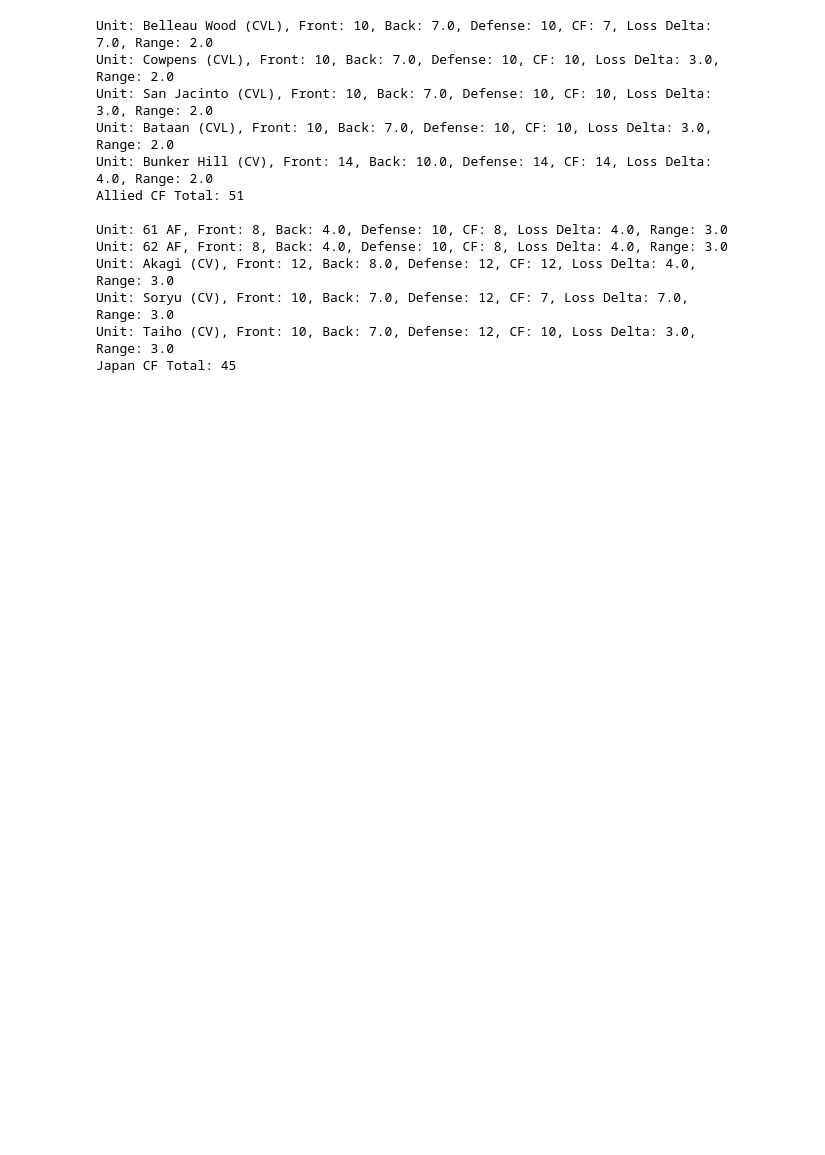
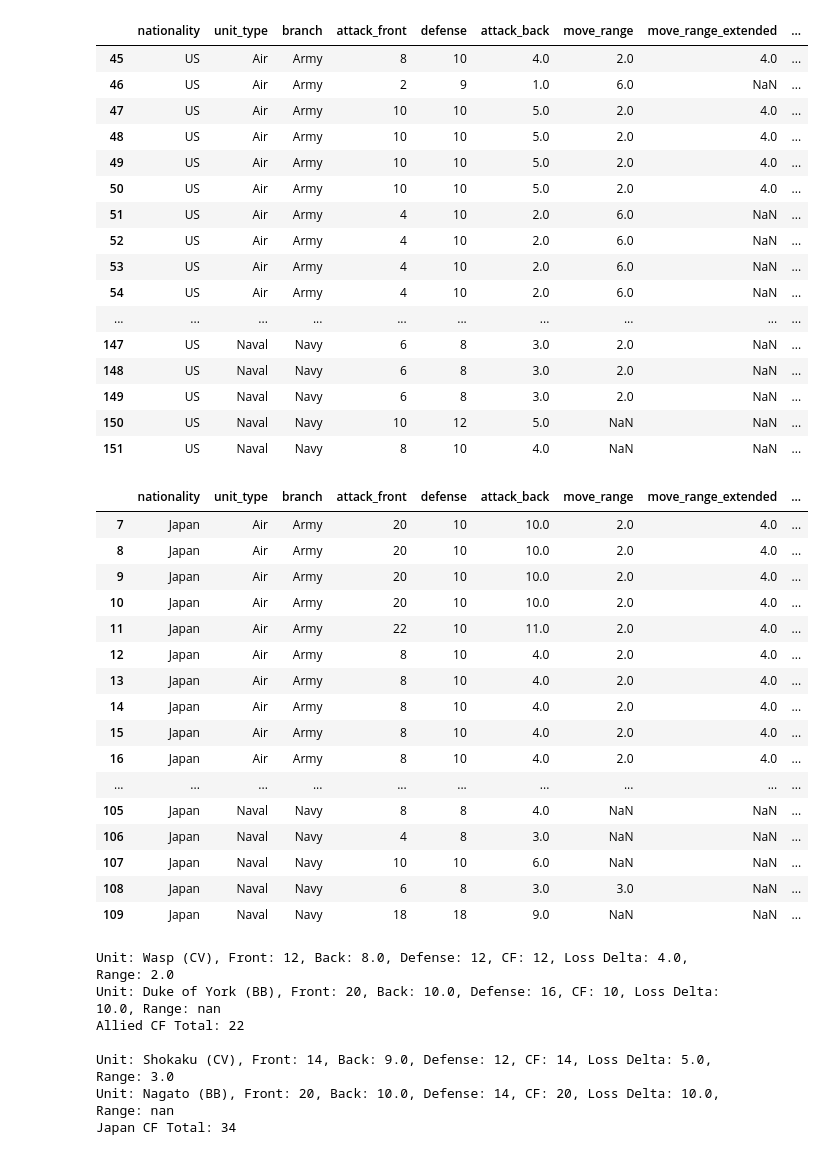
Before and after one commit to Bartbert/py-eots, a Jupyter notebook: test_notebook.ipynb, the cells around one changed output. Cells and saved outputs as stored; diff of their text form; code cells hidden in the pictures; blank space fills up the shorter version.

```diff
--- a/test_notebook.ipynb
+++ b/test_notebook.ipynb
@@ -3,6 +3,7 @@ import pandas as pd
 from combat_unit import CombatUnit
 from battle_analyzer import BattleAnalyzer
 import enums
+from IPython.display import display, HTML
 
 units = pd.read_csv('data/unit_data.csv')
 units['unit_id'] = units.index
@@ -10,51 +11,90 @@ units['unit_id'] = units.index
 an_units = units.loc[units['unit_type'] != 'Ground']
 
 allied_units = an_units.loc[an_units['nationality'] != 'Japan']
 japan_units = an_units.loc[an_units['nationality'] == 'Japan']
 
+display(HTML(allied_units.to_html()))
+display(HTML(japan_units.to_html()))
+
+
 allied_unit_list = [CombatUnit(**kwargs) for kwargs in allied_units.to_dict(orient='records')]
 japan_unit_list = [CombatUnit(**kwargs) for kwargs in japan_units.to_dict(orient='records')]
 
-allied_forces = allied_unit_list[50:55]
-allied_forces[0].is_flipped = True
+wasp = next((x for x in allied_unit_list if x.unit_id == 124), None)
+york = next((x for x in allied_unit_list if x.unit_id == 114), None)
 
-japan_forces = japan_unit_list[23:28]
-japan_forces[3].is_flipped = True
+allied_forces = [wasp, york]
+allied_forces[1].is_flipped = True
+
+shokaku = next((x for x in japan_unit_list if x.unit_id == 95), None)
+nagato = next((x for x in japan_unit_list if x.unit_id == 97), None)
+
+japan_forces = [shokaku, nagato]
+japan_forces[0].is_flipped = False
+
 for unit in allied_forces:
     print(
         f'Unit: {unit.unit_name}, Front: {unit.attack_front}, Back: {unit.attack_back}, Defense: {unit.defense}, '
         f'CF: {unit.combat_factor()}, Loss Delta: {unit.loss_delta()}, Range: {unit.move_range}')
 
 allied_forces_cf = sum(map(lambda x: x.combat_factor(), allied_forces))
 print(f'Allied CF Total: {allied_forces_cf}')
 print('')
 
 for unit in japan_forces:
     print(
         f'Unit: {unit.unit_name}, Front: {unit.attack_front}, Back: {unit.attack_back}, Defense: {unit.defense}, '
         f'CF: {unit.combat_factor()}, Loss Delta: {unit.loss_delta()}, Range: {unit.move_range}')
 
 japan_forces_cf = sum(map(lambda x: x.combat_factor(), japan_forces))
 print(f'Japan CF Total: {japan_forces_cf}')
 
-analyzer = BattleAnalyzer(intel_condition=enums.IntelCondition.SURPRISE, reaction_player=enums.Player.ALLIES,
+analyzer = BattleAnalyzer(intel_condition=enums.IntelCondition.INTERCEPT, reaction_player=enums.Player.ALLIES,
                           air_power_mod=enums.AirPowerModifier.Y1942, allied_ec_mod=0, japan_ec_mod=0)
 
 results = analyzer.analyze_battle(allied_forces, japan_forces)
 # %% [output]
+|  | nationality | unit_type | branch | attack_front | defense | attack_back | move_range | move_range_extended | ... |
+| 45 | US | Air | Army | 8 | 10 | 4.0 | 2.0 | 4.0 | ... |
+| 46 | US | Air | Army | 2 | 9 | 1.0 | 6.0 | NaN | ... |
+| 47 | US | Air | Army | 10 | 10 | 5.0 | 2.0 | 4.0 | ... |
+| 48 | US | Air | Army | 10 | 10 | 5.0 | 2.0 | 4.0 | ... |
+| 49 | US | Air | Army | 10 | 10 | 5.0 | 2.0 | 4.0 | ... |
+| 50 | US | Air | Army | 10 | 10 | 5.0 | 2.0 | 4.0 | ... |
+| 51 | US | Air | Army | 4 | 10 | 2.0 | 6.0 | NaN | ... |
+| 52 | US | Air | Army | 4 | 10 | 2.0 | 6.0 | NaN | ... |
+| 53 | US | Air | Army | 4 | 10 | 2.0 | 6.0 | NaN | ... |
+| 54 | US | Air | Army | 4 | 10 | 2.0 | 6.0 | NaN | ... |
+| ... | ... | ... | ... | ... | ... | ... | ... | ... | ... |
+| 147 | US | Naval | Navy | 6 | 8 | 3.0 | 2.0 | NaN | ... |
+| 148 | US | Naval | Navy | 6 | 8 | 3.0 | 2.0 | NaN | ... |
+| 149 | US | Naval | Navy | 6 | 8 | 3.0 | 2.0 | NaN | ... |
+| 150 | US | Naval | Navy | 10 | 12 | 5.0 | NaN | NaN | ... |
+| 151 | US | Naval | Navy | 8 | 10 | 4.0 | NaN | NaN | ... |
+|  | nationality | unit_type | branch | attack_front | defense | attack_back | move_range | move_range_extended | ... |
+| 7 | Japan | Air | Army | 20 | 10 | 10.0 | 2.0 | 4.0 | ... |
+| 8 | Japan | Air | Army | 20 | 10 | 10.0 | 2.0 | 4.0 | ... |
+| 9 | Japan | Air | Army | 20 | 10 | 10.0 | 2.0 | 4.0 | ... |
+| 10 | Japan | Air | Army | 20 | 10 | 10.0 | 2.0 | 4.0 | ... |
+| 11 | Japan | Air | Army | 22 | 10 | 11.0 | 2.0 | 4.0 | ... |
+| 12 | Japan | Air | Army | 8 | 10 | 4.0 | 2.0 | 4.0 | ... |
+| 13 | Japan | Air | Army | 8 | 10 | 4.0 | 2.0 | 4.0 | ... |
+| 14 | Japan | Air | Army | 8 | 10 | 4.0 | 2.0 | 4.0 | ... |
+| 15 | Japan | Air | Army | 8 | 10 | 4.0 | 2.0 | 4.0 | ... |
+| 16 | Japan | Air | Army | 8 | 10 | 4.0 | 2.0 | 4.0 | ... |
+| ... | ... | ... | ... | ... | ... | ... | ... | ... | ... |
+| 105 | Japan | Naval | Navy | 8 | 8 | 4.0 | NaN | NaN | ... |
+| 106 | Japan | Naval | Navy | 4 | 8 | 3.0 | NaN | NaN | ... |
+| 107 | Japan | Naval | Navy | 10 | 10 | 6.0 | NaN | NaN | ... |
+| 108 | Japan | Naval | Navy | 6 | 8 | 3.0 | 3.0 | NaN | ... |
+| 109 | Japan | Naval | Navy | 18 | 18 | 9.0 | NaN | NaN | ... |
-Unit: Belleau Wood (CVL), Front: 10, Back: 7.0, Defense: 10, CF: 7, Loss Delta: 7.0, Range: 2.0
-Unit: Cowpens (CVL), Front: 10, Back: 7.0, Defense: 10, CF: 10, Loss Delta: 3.0, Range: 2.0
-Unit: San Jacinto (CVL), Front: 10, Back: 7.0, Defense: 10, CF: 10, Loss Delta: 3.0, Range: 2.0
-Unit: Bataan (CVL), Front: 10, Back: 7.0, Defense: 10, CF: 10, Loss Delta: 3.0, Range: 2.0
-Unit: Bunker Hill (CV), Front: 14, Back: 10.0, Defense: 14, CF: 14, Loss Delta: 4.0, Range: 2.0
-Allied CF Total: 51
+Unit: Wasp (CV), Front: 12, Back: 8.0, Defense: 12, CF: 12, Loss Delta: 4.0, Range: 2.0
+Unit: Duke of York (BB), Front: 20, Back: 10.0, Defense: 16, CF: 10, Loss Delta: 10.0, Range: nan
+Allied CF Total: 22
 
-Unit: 61 AF, Front: 8, Back: 4.0, Defense: 10, CF: 8, Loss Delta: 4.0, Range: 3.0
-Unit: 62 AF, Front: 8, Back: 4.0, Defense: 10, CF: 8, Loss Delta: 4.0, Range: 3.0
-Unit: Akagi (CV), Front: 12, Back: 8.0, Defense: 12, CF: 12, Loss Delta: 4.0, Range: 3.0
-Unit: Soryu (CV), Front: 10, Back: 7.0, Defense: 12, CF: 7, Loss Delta: 7.0, Range: 3.0
-Unit: Taiho (CV), Front: 10, Back: 7.0, Defense: 12, CF: 10, Loss Delta: 3.0, Range: 3.0
-Japan CF Total: 45
+Unit: Shokaku (CV), Front: 14, Back: 9.0, Defense: 12, CF: 14, Loss Delta: 5.0, Range: 3.0
+Unit: Nagato (BB), Front: 20, Back: 10.0, Defense: 14, CF: 20, Loss Delta: 10.0, Range: nan
+Japan CF Total: 34
 # %%
 results
 # %% [output]
```
Also changed, not shown: parts of 3 cells of this notebook, 1 other file.
